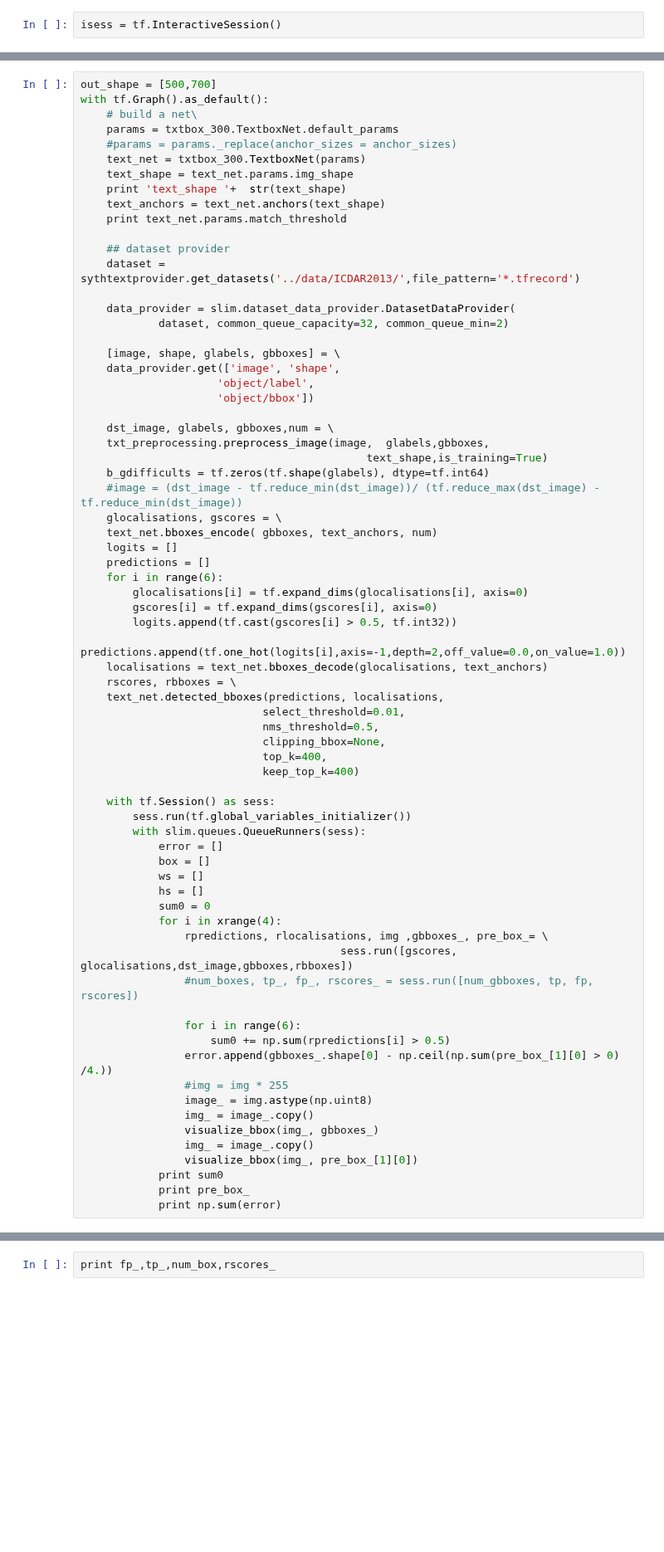
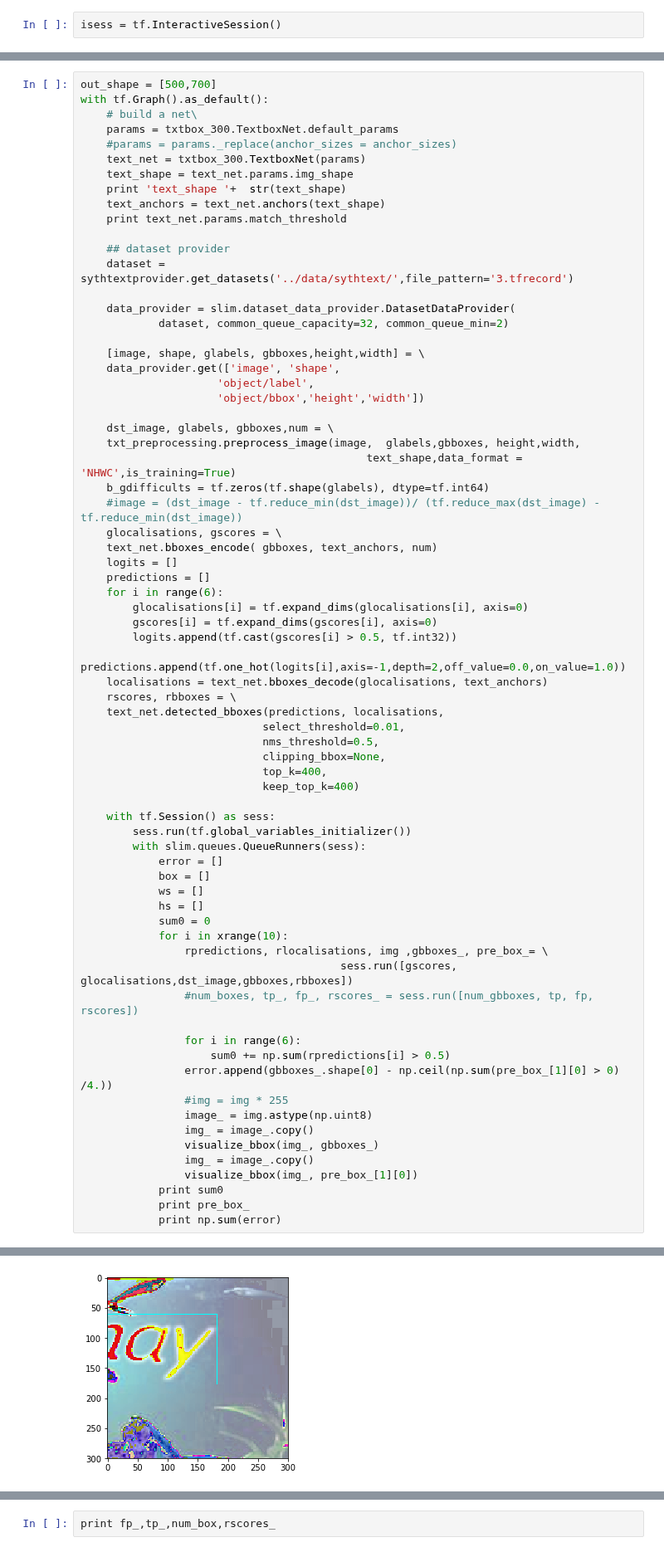
Before and after one commit to bindung/TextBoxes-TensorFlow, a Jupyter notebook: Notes/Untitled.ipynb, the cells around one changed output, grey strips where cells are left out. Shown at 83% size. Saved outputs shown, nothing was run; the diff lists cells and outputs as text; blank space fills up the shorter version.

```diff
--- a/Notes/Untitled.ipynb
+++ b/Notes/Untitled.ipynb
@@ -96,19 +101,19 @@ with tf.Graph().as_default():
     print text_net.params.match_threshold
 
     ## dataset provider
-    dataset = sythtextprovider.get_datasets('../data/ICDAR2013/',file_pattern='*.tfrecord')
+    dataset = sythtextprovider.get_datasets('../data/sythtext/',file_pattern='3.tfrecord')
 
     data_provider = slim.dataset_data_provider.DatasetDataProvider(
             dataset, common_queue_capacity=32, common_queue_min=2)
 
-    [image, shape, glabels, gbboxes] = \
+    [image, shape, glabels, gbboxes,height,width] = \
     data_provider.get(['image', 'shape',
                      'object/label',
-                     'object/bbox'])
+                     'object/bbox','height','width'])
 
     dst_image, glabels, gbboxes,num = \
-    txt_preprocessing.preprocess_image(image,  glabels,gbboxes,
-                                            text_shape,is_training=True)
+    txt_preprocessing.preprocess_image(image,  glabels,gbboxes, height,width,
+                                            text_shape,data_format = 'NHWC',is_training=True)
     b_gdifficults = tf.zeros(tf.shape(glabels), dtype=tf.int64)
     #image = (dst_image - tf.reduce_min(dst_image))/ (tf.reduce_max(dst_image) - tf.reduce_min(dst_image))
     glocalisations, gscores = \
@@ -137,7 +142,7 @@ with tf.Graph().as_default():
             ws = []
             hs = []
             sum0 = 0
-            for i in xrange(4):
+            for i in xrange(10):
                 rpredictions, rlocalisations, img ,gbboxes_, pre_box_= \
                                         sess.run([gscores, glocalisations,dst_image,gbboxes,rbboxes])
                 #num_boxes, tp_, fp_, rscores_ = sess.run([num_gbboxes, tp, fp, rscores])
@@ -154,3 +159,4 @@ with tf.Graph().as_default():
             print sum0
             print pre_box_
             print np.sum(error)
+# %% [output]
@@ -156,0 +168 @@ with tf.Graph().as_default():
+[figure, added]
```
Also changed, not shown: parts of 4 cells of this notebook, 13 other files.
